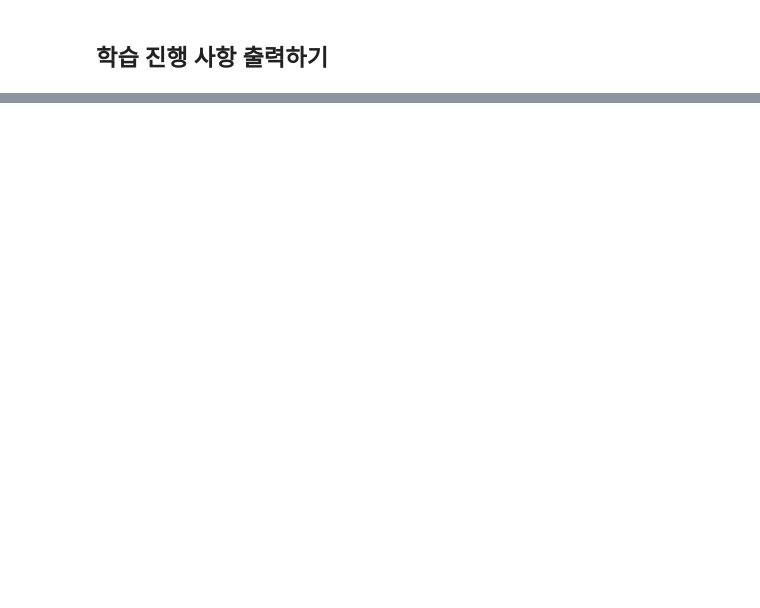
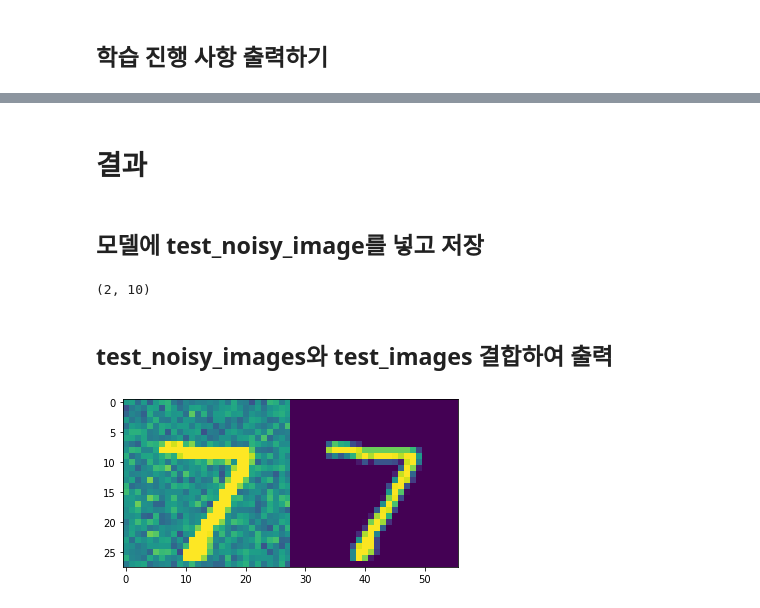
Before and after one commit to baelanche/Deep_learning_introduction, a Jupyter notebook: 1.손글씨 이미지 분류/RNN을_이용하여_손글씨_이미지_분류하기.ipynb, the cells around one changed output, grey strips where cells are left out. Saved outputs shown, nothing was run; the diff lists cells and outputs as text; code cells hidden in the pictures; blank space fills up the shorter version.

```diff
--- a/1.손글씨 이미지 분류/RNN을_이용하여_손글씨_이미지_분류하기.ipynb
+++ b/1.손글씨 이미지 분류/RNN을_이용하여_손글씨_이미지_분류하기.ipynb
@@ -284,0 +285,17 @@ plt.show()
+# %% [markdown]
+# 결과
+# %% [markdown]
+## 모델에 test_noisy_image를 넣고 저장
+# %%
+res = model.predict(test_noisy_images[:2])
+res.shape
+# %% [output]
+(2, 10)
+# %% [markdown]
+## test_noisy_images와 test_images 결합하여 출력
+# %%
+# axis 를 통해 width, height 변경
+plt.imshow(np.concatenate([test_noisy_images[0], test_images[0]], axis=1))
+plt.show()
+# %% [output]
+[figure, added]
```
Also changed, not shown: parts of 12 cells of this notebook.
